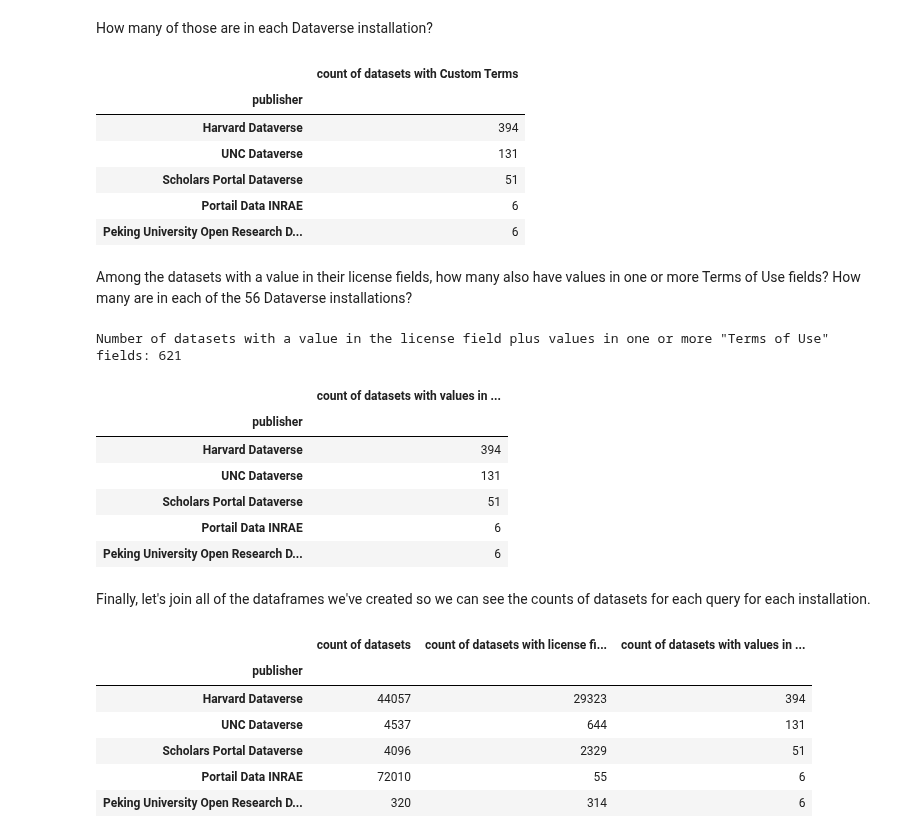
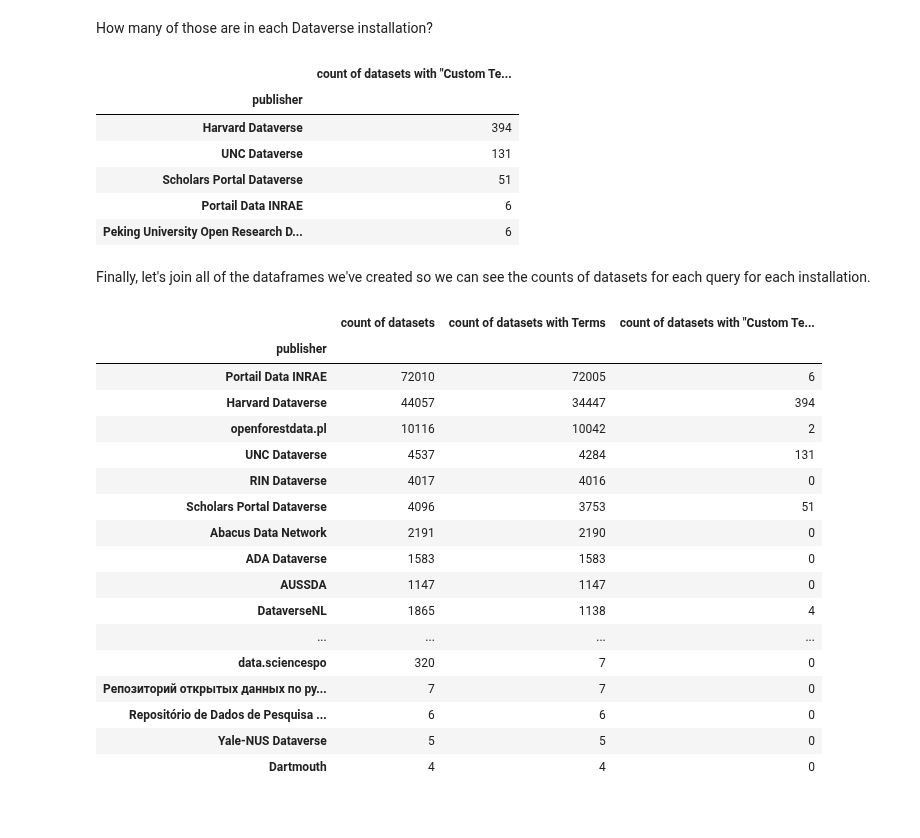
Before and after one commit to jggautier/ux-research-data-analysis, a Jupyter notebook: notebooks/Terms_metadata_in_Dataverse_repositories/Datasets with license plus terms of use metadata/Datasets with license plus terms of use metadata.ipynb, the cells around one changed output. Saved outputs shown, nothing was run; the diff lists cells and outputs as text; code cells hidden in the pictures.

```diff
--- a/notebooks/Terms_metadata_in_Dataverse_repositories/Datasets with license plus terms of use metadata/Datasets with license plus terms of use metadata.ipynb
+++ b/notebooks/Terms_metadata_in_Dataverse_repositories/Datasets with license plus terms of use metadata/Datasets with license plus terms of use metadata.ipynb
@@ -91,8 +91,8 @@ Number of installations: 56
 
 We'll be exploring the Terms metadata of 155,719 datasets in 56 Dataverse installations. Let's get a count of each dataset in each installation to compare to the count of the datasets with metadata that includes any Terms (including standard licenses in any Terms field).
 # %%
-countlatestversionByInstallation = latestversion.value_counts(subset=['publisher']).to_frame('count of datasets')
-countlatestversionByInstallation.head()
+countDatasetsByInstallation = latestversion.value_counts(subset=['publisher']).to_frame('count of datasets')
+countDatasetsByInstallation.head()
 # %% [output]
 |  | count of datasets |
 | publisher |  |
@@ -166,55 +166,23 @@ Number of datasets with a license plus values in one or more Terms of Use fields
 # %% [markdown]
 How many of those are in each Dataverse installation?
 # %%
-latestversionCustomTermsByInstallation = latestversionCustomTerms.value_counts(subset=['publisher']).to_frame('count of datasets with Custom Terms')
-latestversionCustomTermsByInstallation.head()
+countDatasetsWithCustomTermsByInstallation = latestversionCustomTerms.value_counts(subset=['publisher']).to_frame('count of datasets with "Custom Terms"')
+countDatasetsWithCustomTermsByInstallation.head()
 # %% [output]
-|  | count of datasets with Custom Terms |
+|  | count of datasets with "Custom Te... |
 | publisher |  |
 | Harvard Dataverse | 394 |
 | UNC Dataverse | 131 |
 | Scholars Portal Dataverse | 51 |
 | Portail Data INRAE | 6 |
 | Peking University Open Research D... | 6 |
-# %% [markdown]
-Among the datasets with a value in their license fields, how many also have values in one or more Terms of Use fields? How many are in each of the 56 Dataverse installations?
-# %%
-# Create dataframe with only datasets with a license and one or more Terms of Use fields filled in
-latestversionCCPlusCustomTerms = latestversionCC.query(
-    'confidentialityDeclaration.notnull() or\
-    specialPermissions.notnull() or\
-    restrictions.notnull() or\
-    citationRequirements.notnull() or\
-    depositorRequirements.notnull() or\
-    conditions.notnull() or\
-    disclaimer.notnull()'
-)
-
-print('Number of datasets with a value in the license field plus values in one or more "Terms of Use" fields: %s' % (len(latestversionCCPlusCustomTerms)))
-# %% [output]
-Number of datasets with a value in the license field plus values in one or more "Terms of Use" fields: 621
-# %%
-# Create a dataset showing count of these datasets in each Dataverse installation
-latestversionCCPlusCustomTermsByInstallation = (latestversionCCPlusCustomTerms
-    .value_counts(subset=['publisher'])
-    .to_frame('count of datasets with values in license and ToU field(s)'))
-
-latestversionCCPlusCustomTermsByInstallation.head()
-# %% [output]
-|  | count of datasets with values in ... |
-| publisher |  |
-| Harvard Dataverse | 394 |
-| UNC Dataverse | 131 |
-| Scholars Portal Dataverse | 51 |
-| Portail Data INRAE | 6 |
-| Peking University Open Research D... | 6 |
 # %% [markdown]
 Finally, let's join all of the dataframes we've created so we can see the counts of datasets for each query for each installation.
 # %%
 dataframes = [
-    countlatestversionByInstallation,
-    countlatestversionCCByInstallation,
-    latestversionCCPlusCustomTermsByInstallation]
+    countDatasetsByInstallation,
+    countDatasetsWithTermsByInstallation,
+    countDatasetsWithCustomTermsByInstallation]
 
 allCountsByInstallation = reduce(lambda left, right: left.join(right, how='outer'), dataframes)
 
@@ -223,20 +191,31 @@ allCountsByInstallation = (allCountsByInstallation
                            .fillna(0)
                            .astype('int32')
                            .sort_values([
-                                'count of datasets with values in license and ToU field(s)',
+                                'count of datasets with Terms',
                                 'count of datasets',
-                                'count of datasets with license field value'], ascending=False)
+                                'count of datasets with "Custom Terms"'], ascending=False)
                            )
 # %%
-allCountsByInstallation.head()
+allCountsByInstallation.head(60)
 # %% [output]
-|  | count of datasets | count of datasets with license fi... | count of datasets with values in ... |
+|  | count of datasets | count of datasets with Terms | count of datasets with "Custom Te... |
 | publisher |  |  |  |
-| Harvard Dataverse | 44057 | 29323 | 394 |
-| UNC Dataverse | 4537 | 644 | 131 |
-| Scholars Portal Dataverse | 4096 | 2329 | 51 |
-| Portail Data INRAE | 72010 | 55 | 6 |
-| Peking University Open Research D... | 320 | 314 | 6 |
+| Portail Data INRAE | 72010 | 72005 | 6 |
+| Harvard Dataverse | 44057 | 34447 | 394 |
+| openforestdata.pl | 10116 | 10042 | 2 |
+| UNC Dataverse | 4537 | 4284 | 131 |
+| RIN Dataverse | 4017 | 4016 | 0 |
+| Scholars Portal Dataverse | 4096 | 3753 | 51 |
+| Abacus Data Network | 2191 | 2190 | 0 |
+| ADA Dataverse | 1583 | 1583 | 0 |
+| AUSSDA | 1147 | 1147 | 0 |
+| DataverseNL | 1865 | 1138 | 4 |
+| ... | ... | ... | ... |
+| data.sciencespo | 320 | 7 | 0 |
+| Репозиторий открытых данных по ру... | 7 | 7 | 0 |
+| Repositório de Dados de Pesquisa ... | 6 | 6 | 0 |
+| Yale-NUS Dataverse | 5 | 5 | 0 |
+| Dartmouth | 4 | 4 | 0 |
 # %%
 # Export to allCountsByInstallation dataframe to a CSV file
 fileName = 'allCountsByInstallation.csv'
```
